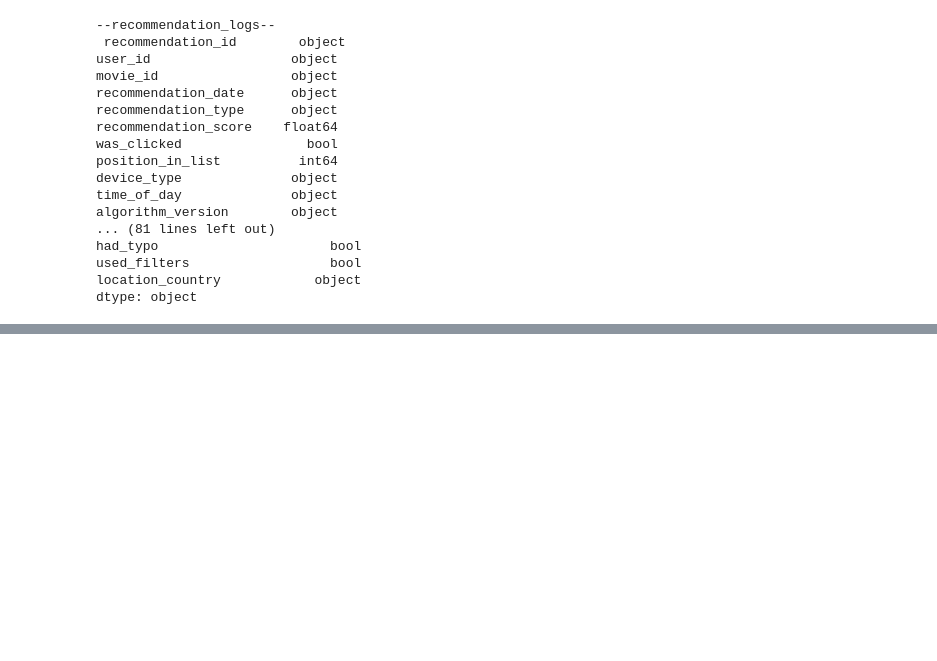
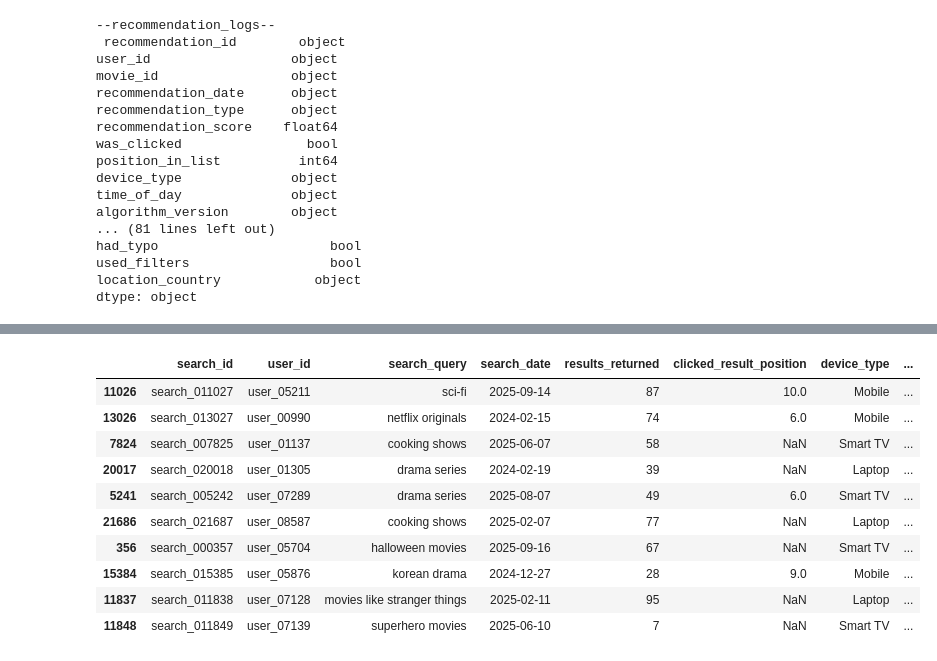
Before and after one commit to qlfzn/netflix-data-pipeline, a Jupyter notebook: notebook/eda.ipynb, the cells around one changed output, grey strips where cells are left out. Saved outputs shown, nothing was run; the diff lists cells and outputs as text; code cells hidden in the pictures; blank space fills up the shorter version.

```diff
--- a/notebook/eda.ipynb
+++ b/notebook/eda.ipynb
@@ -60,0 +117,14 @@ dtype: object
+# %%
+dataframes["search_logs"].sample(10)
+# %% [output]
+|  | search_id | user_id | search_query | search_date | results_returned | clicked_result_position | device_type | ... |
+| 11026 | search_011027 | user_05211 | sci-fi | 2025-09-14 | 87 | 10.0 | Mobile | ... |
+| 13026 | search_013027 | user_00990 | netflix originals | 2024-02-15 | 74 | 6.0 | Mobile | ... |
+| 7824 | search_007825 | user_01137 | cooking shows | 2025-06-07 | 58 | NaN | Smart TV | ... |
+| 20017 | search_020018 | user_01305 | drama series | 2024-02-19 | 39 | NaN | Laptop | ... |
+| 5241 | search_005242 | user_07289 | drama series | 2025-08-07 | 49 | 6.0 | Smart TV | ... |
+| 21686 | search_021687 | user_08587 | cooking shows | 2025-02-07 | 77 | NaN | Laptop | ... |
+| 356 | search_000357 | user_05704 | halloween movies | 2025-09-16 | 67 | NaN | Smart TV | ... |
+| 15384 | search_015385 | user_05876 | korean drama | 2024-12-27 | 28 | 9.0 | Mobile | ... |
+| 11837 | search_011838 | user_07128 | movies like stranger things | 2025-02-11 | 95 | NaN | Laptop | ... |
+| 11848 | search_011849 | user_07139 | superhero movies | 2025-06-10 | 7 | NaN | Smart TV | ... |
```
Also changed, not shown: parts of 6 cells of this notebook, 4 other files.
